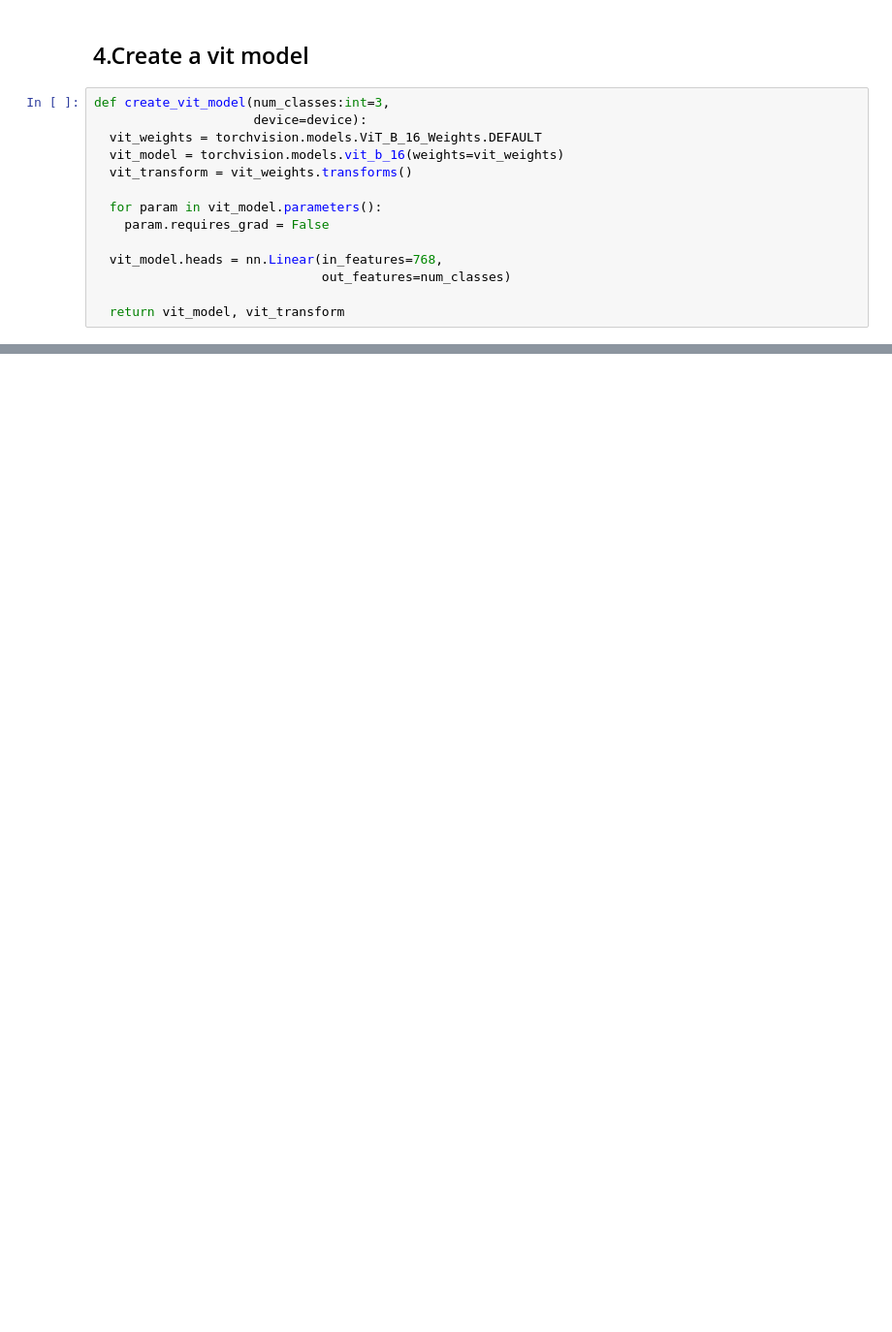
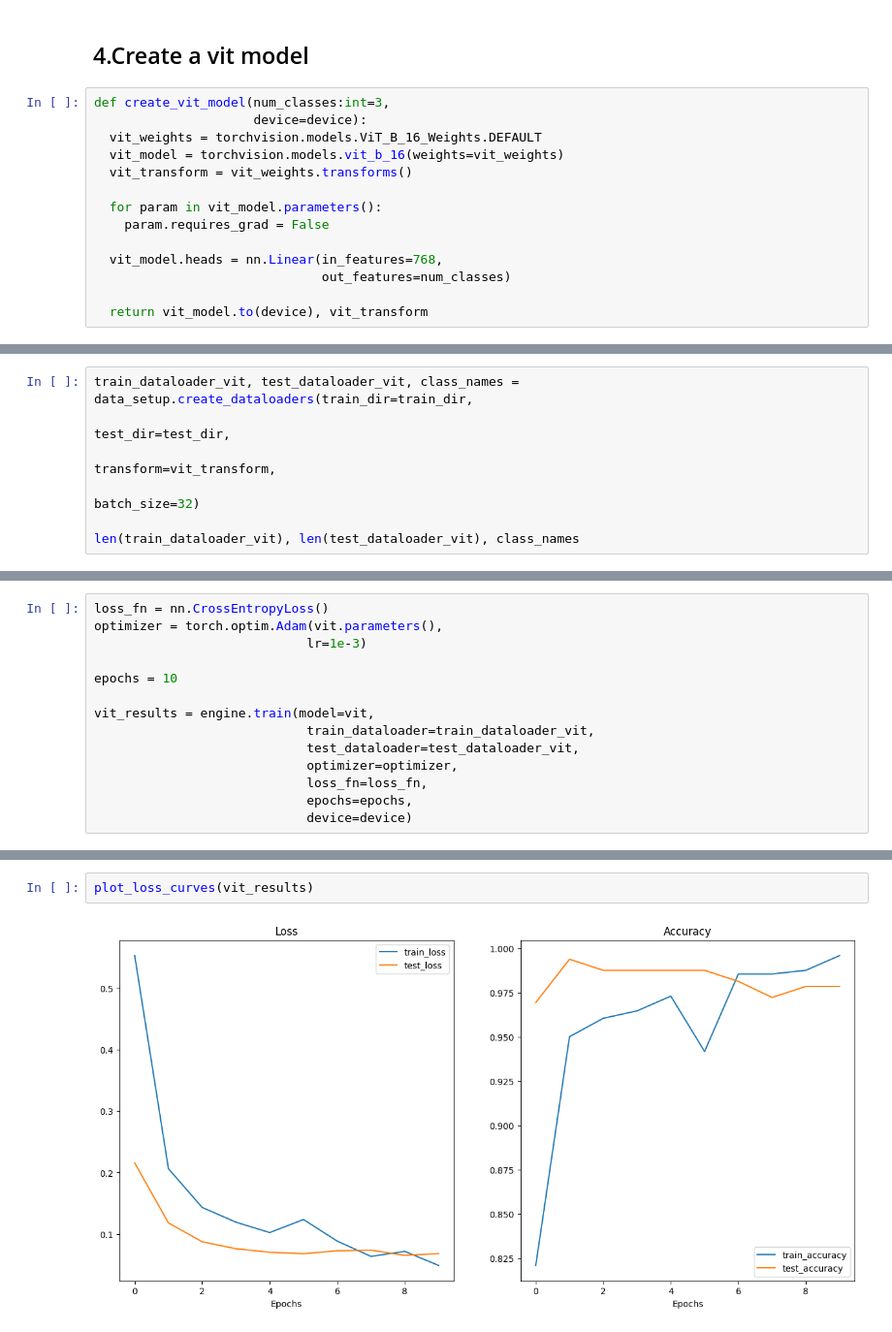
Before and after one commit to yacin-hamdi/deep_learning, a Jupyter notebook: pytorch/09_pytorch_model_deployment.ipynb, the cells around one changed output, grey strips where cells are left out. Shown: that part at 97% size. Saved outputs shown, nothing was run; the diff lists cells and outputs as text; blank space fills up the shorter version.

Commit message:
pytorch train the feature extractor vit

```diff
--- a/pytorch/09_pytorch_model_deployment.ipynb
+++ b/pytorch/09_pytorch_model_deployment.ipynb
@@ -198,6 +218,6 @@ def create_vit_model(num_classes:int=3,
   vit_model.heads = nn.Linear(in_features=768,
                               out_features=num_classes)
 
-  return vit_model, vit_transform
+  return vit_model.to(device), vit_transform
 # %%
 vit, vit_transform = create_vit_model()
@@ -203,0 +252,7 @@ vit, vit_transform = create_vit_model()
+# %%
+train_dataloader_vit, test_dataloader_vit, class_names = data_setup.create_dataloaders(train_dir=train_dir,
+                                                                                        test_dir=test_dir,
+                                                                                        transform=vit_transform,
+                                                                                        batch_size=32)
+
+len(train_dataloader_vit), len(test_dataloader_vit), class_names
@@ -203,0 +263,14 @@ vit, vit_transform = create_vit_model()
+# %%
+loss_fn = nn.CrossEntropyLoss()
+optimizer = torch.optim.Adam(vit.parameters(),
+                            lr=1e-3)
+
+epochs = 10
+
+vit_results = engine.train(model=vit,
+                            train_dataloader=train_dataloader_vit,
+                            test_dataloader=test_dataloader_vit,
+                            optimizer=optimizer,
+                            loss_fn=loss_fn,
+                            epochs=epochs,
+                            device=device)
@@ -203,0 +290,4 @@ vit, vit_transform = create_vit_model()
+# %%
+plot_loss_curves(vit_results)
+# %% [output]
+[figure, added]
```
Also changed, not shown: parts of 14 cells of this notebook.
